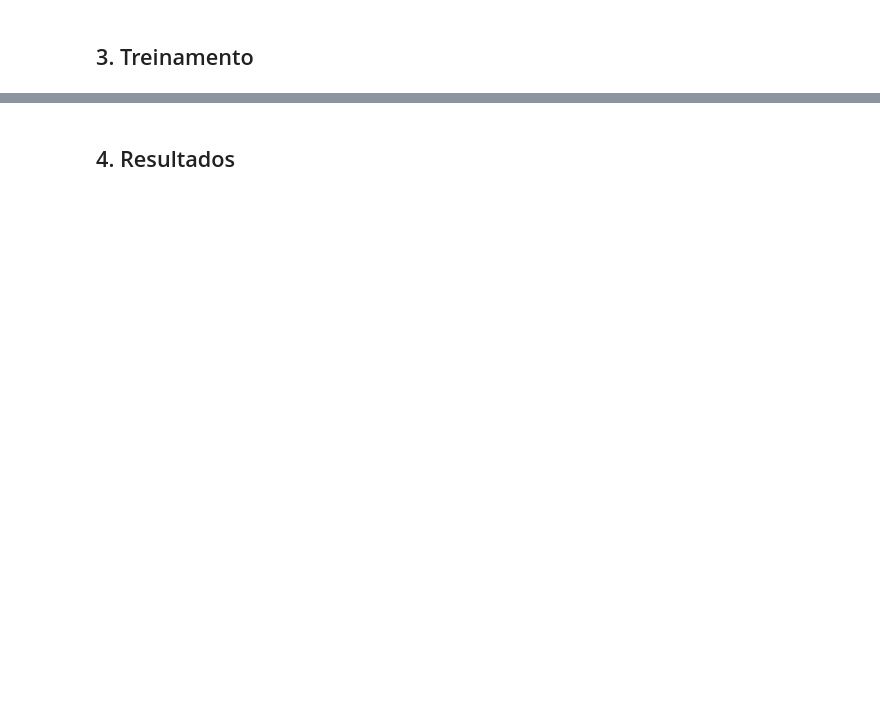
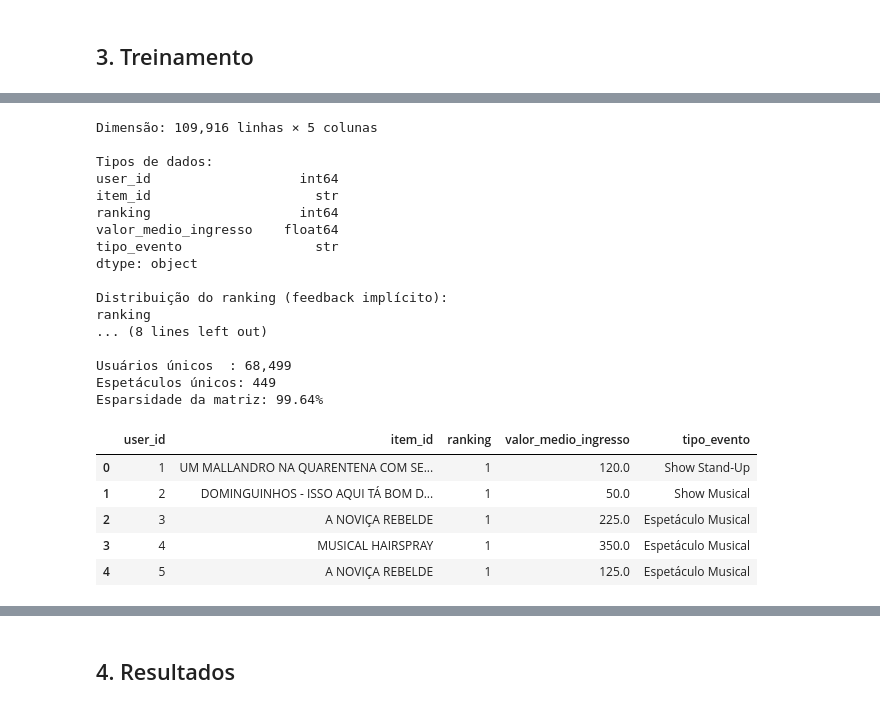
Before and after one commit to Kdu07/recomendashow, a Jupyter notebook: src/aad/03_svd.ipynb, the cells around one changed output, grey strips where cells are left out. Saved outputs shown, nothing was run; the diff lists cells and outputs as text; code cells hidden in the pictures; blank space fills up the shorter version.

```diff
--- a/src/aad/03_svd.ipynb
+++ b/src/aad/03_svd.ipynb
@@ -10,0 +210,41 @@
+# %%
+df = pd.read_csv(DATA_PATH)
+
+print(f"Dimensão: {df.shape[0]:,} linhas × {df.shape[1]} colunas")
+print(f"\nTipos de dados:\n{df.dtypes}")
+print(f"\nDistribuição do ranking (feedback implícito):")
+print(df["ranking"].value_counts().sort_index())
+print(f"\nEscala: {df['ranking'].min()} a {df['ranking'].max()}")
+print(f"\nUsuários únicos  : {df['user_id'].nunique():,}")
+print(f"Espetáculos únicos: {df['item_id'].nunique():,}")
+
+n_users = df["user_id"].nunique()
+n_items = df["item_id"].nunique()
+sparsity = (1 - len(df) / (n_users * n_items)) * 100
+print(f"Esparsidade da matriz: {sparsity:.2f}%")
+
+df.head()
+# %% [output]
+Dimensão: 109,916 linhas × 5 colunas
+
+Tipos de dados:
+user_id                   int64
+item_id                     str
+ranking                   int64
+valor_medio_ingresso    float64
+tipo_evento                 str
+dtype: object
+
+Distribuição do ranking (feedback implícito):
+ranking
+... (8 lines left out)
+
+Usuários únicos  : 68,499
+Espetáculos únicos: 449
+Esparsidade da matriz: 99.64%
+|  | user_id | item_id | ranking | valor_medio_ingresso | tipo_evento |
+| 0 | 1 | UM MALLANDRO NA QUARENTENA COM SE... | 1 | 120.0 | Show Stand-Up |
+| 1 | 2 | DOMINGUINHOS - ISSO AQUI TÁ BOM D... | 1 | 50.0 | Show Musical |
+| 2 | 3 | A NOVIÇA REBELDE | 1 | 225.0 | Espetáculo Musical |
+| 3 | 4 | MUSICAL HAIRSPRAY | 1 | 350.0 | Espetáculo Musical |
+| 4 | 5 | A NOVIÇA REBELDE | 1 | 125.0 | Espetáculo Musical |
```
Also changed, not shown: parts of 33 cells of this notebook, 6 other files.
